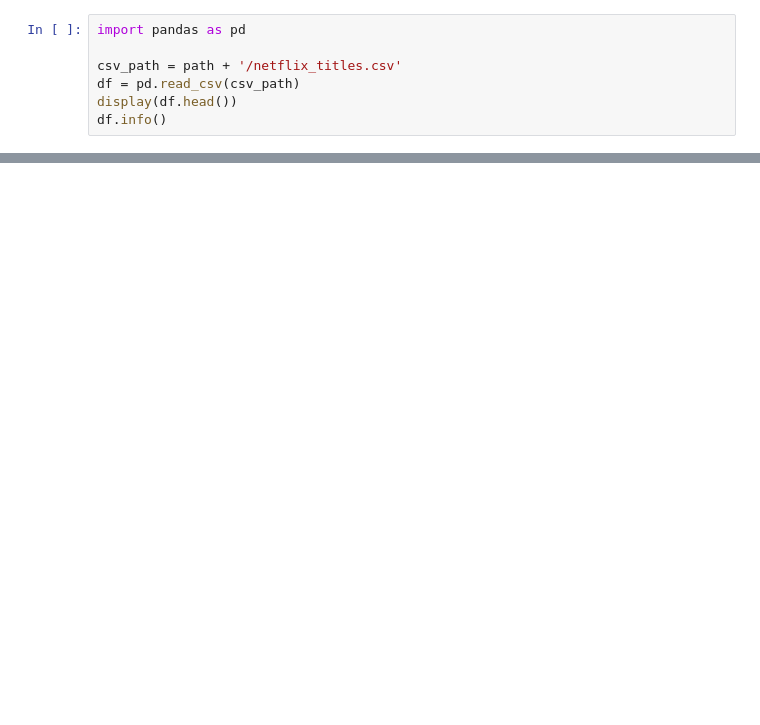
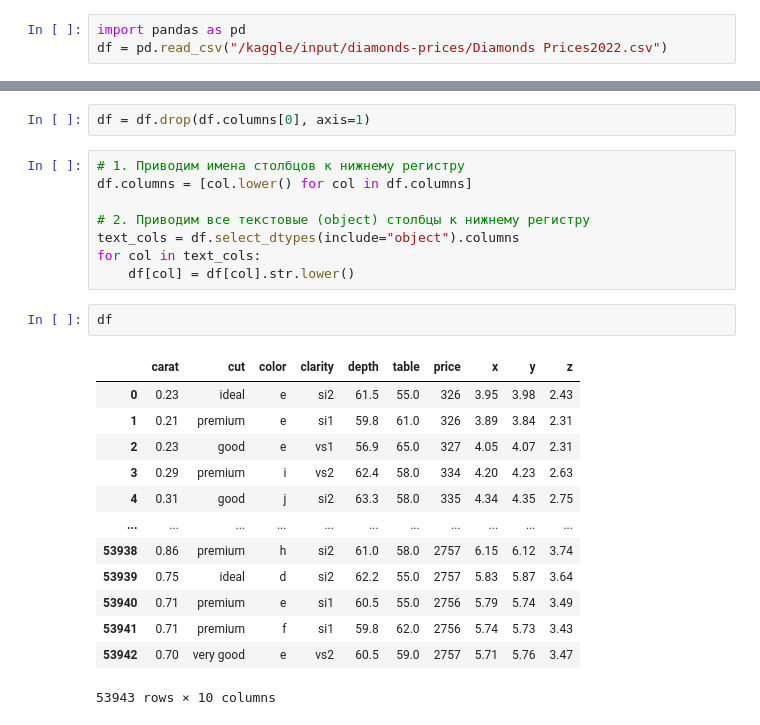
Before and after one commit to Lomikk/diamonds_data_analysis_practice-2025-Yashkov, a Jupyter notebook: netflix_analysis_practice_2025_Yashkov.ipynb, the cells around one changed output, grey strips where cells are left out. Cells and saved outputs as stored; diff of their text form; blank space fills up the shorter version.

```diff
--- a/netflix_analysis_practice_2025_Yashkov.ipynb
+++ b/netflix_analysis_practice_2025_Yashkov.ipynb
@@ -12,7 +12,3 @@ Path to dataset files: /kaggle/input/netflix-shows
 # %%
 import pandas as pd
-
-csv_path = path + '/netflix_titles.csv'
-df = pd.read_csv(csv_path)
-display(df.head())
-df.info()
+df = pd.read_csv("/kaggle/input/diamonds-prices/Diamonds Prices2022.csv")
@@ -63,0 +94,26 @@ Netflix работает с контентом по модели SVOD; ключ
+# %%
+df = df.drop(df.columns[0], axis=1)
+# %%
+# 1. Приводим имена столбцов к нижнему регистру
+df.columns = [col.lower() for col in df.columns]
+
+# 2. Приводим все текстовые (object) столбцы к нижнему регистру
+text_cols = df.select_dtypes(include="object").columns
+for col in text_cols:
+    df[col] = df[col].str.lower()
+# %%
+df
+# %% [output]
+|  | carat | cut | color | clarity | depth | table | price | x | y | z |
+| 0 | 0.23 | ideal | e | si2 | 61.5 | 55.0 | 326 | 3.95 | 3.98 | 2.43 |
+| 1 | 0.21 | premium | e | si1 | 59.8 | 61.0 | 326 | 3.89 | 3.84 | 2.31 |
+| 2 | 0.23 | good | e | vs1 | 56.9 | 65.0 | 327 | 4.05 | 4.07 | 2.31 |
+| 3 | 0.29 | premium | i | vs2 | 62.4 | 58.0 | 334 | 4.20 | 4.23 | 2.63 |
+| 4 | 0.31 | good | j | si2 | 63.3 | 58.0 | 335 | 4.34 | 4.35 | 2.75 |
+| ... | ... | ... | ... | ... | ... | ... | ... | ... | ... | ... |
+| 53938 | 0.86 | premium | h | si2 | 61.0 | 58.0 | 2757 | 6.15 | 6.12 | 3.74 |
+| 53939 | 0.75 | ideal | d | si2 | 62.2 | 55.0 | 2757 | 5.83 | 5.87 | 3.64 |
+| 53940 | 0.71 | premium | e | si1 | 60.5 | 55.0 | 2756 | 5.79 | 5.74 | 3.49 |
+| 53941 | 0.71 | premium | f | si1 | 59.8 | 62.0 | 2756 | 5.74 | 5.73 | 3.43 |
+| 53942 | 0.70 | very good | e | vs2 | 60.5 | 59.0 | 2757 | 5.71 | 5.76 | 3.47 |
+53943 rows × 10 columns
```
Also changed, not shown: parts of 19 cells of this notebook.
